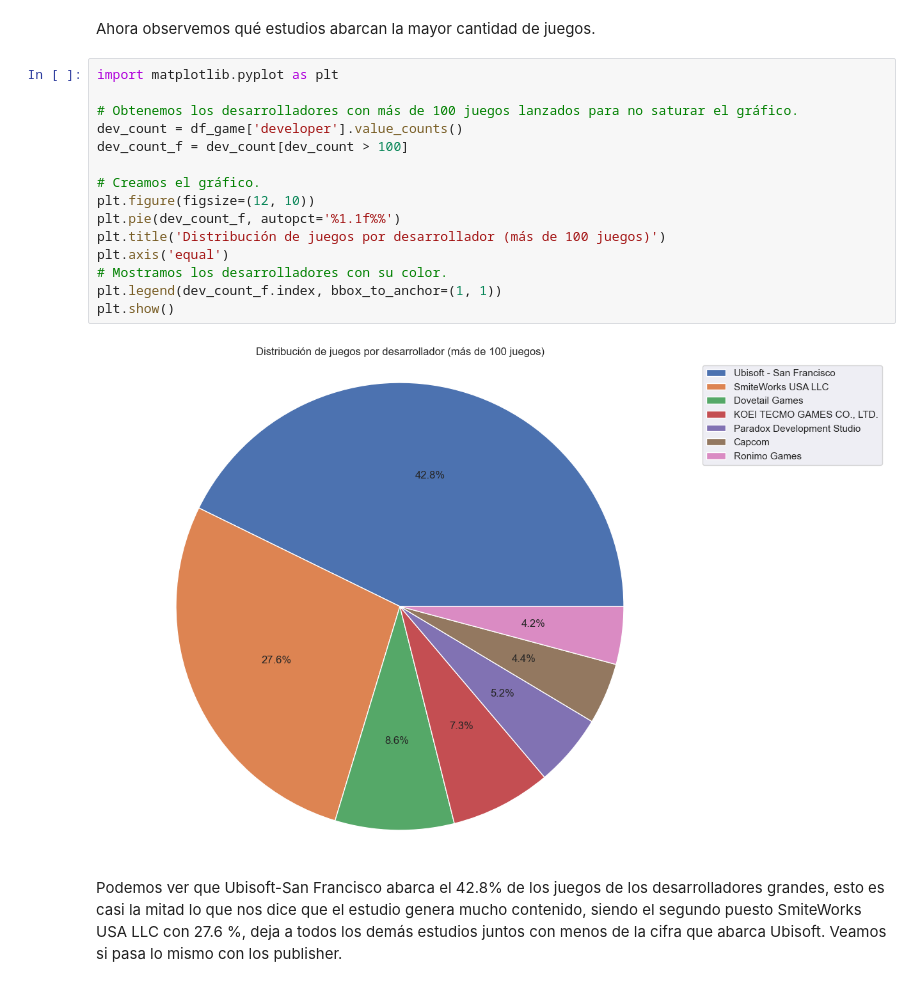
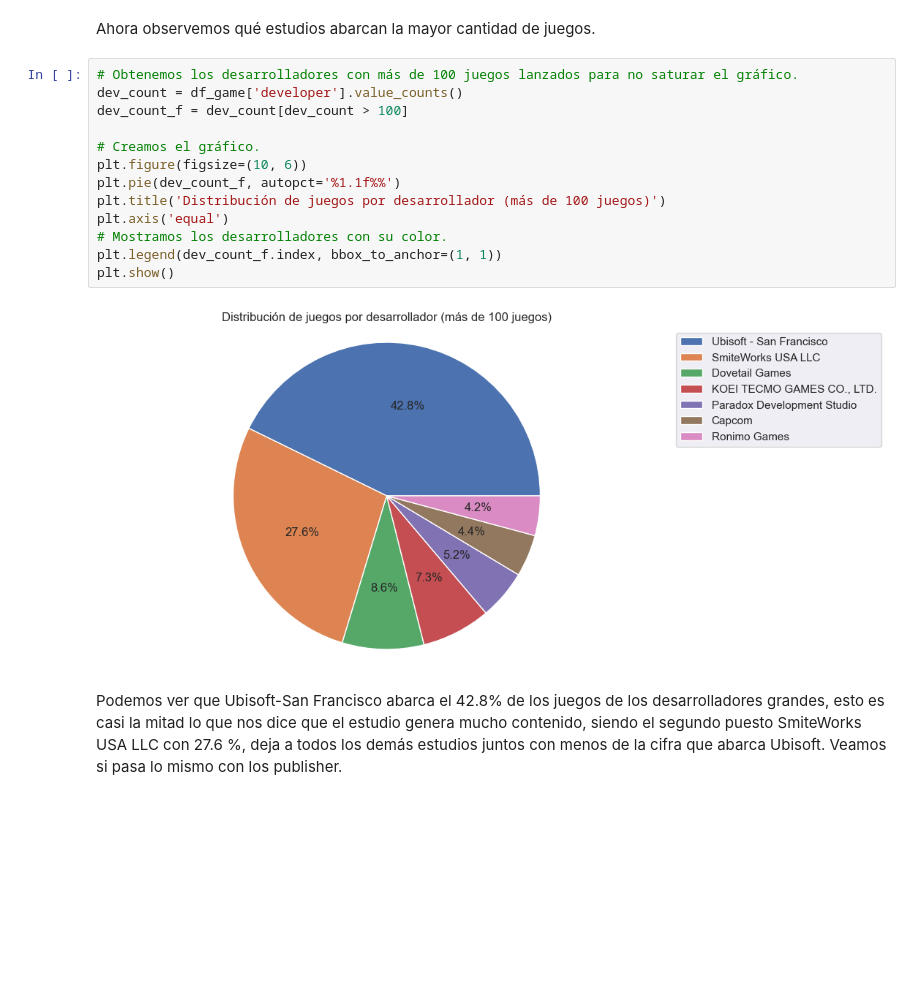
Before and after one commit to Aeregon-Sharks/Steam-ML-Ops, a Jupyter notebook: MachineLearning/EDA.ipynb, the cells around one changed output. Cells and saved outputs as stored; diff of their text form; blank space fills up the shorter version.

```diff
--- a/MachineLearning/EDA.ipynb
+++ b/MachineLearning/EDA.ipynb
@@ -286,22 +278,20 @@ La moda es 5 dólares, pero, en formato 4.99 para la clásica estrategia de quit
 # %% [markdown]
 Ahora observemos qué estudios abarcan la mayor cantidad de juegos.
 # %%
-import matplotlib.pyplot as plt
-
 # Obtenemos los desarrolladores con más de 100 juegos lanzados para no saturar el gráfico.
 dev_count = df_game['developer'].value_counts()
 dev_count_f = dev_count[dev_count > 100]
 
 # Creamos el gráfico.
-plt.figure(figsize=(12, 10))
+plt.figure(figsize=(10, 6))
 plt.pie(dev_count_f, autopct='%1.1f%%')
 plt.title('Distribución de juegos por desarrollador (más de 100 juegos)')
 plt.axis('equal')
 # Mostramos los desarrolladores con su color.
 plt.legend(dev_count_f.index, bbox_to_anchor=(1, 1))
 plt.show()
 # %% [output]
-[figure, old version]
+[figure, new version]
 # %% [markdown]
 Podemos ver que Ubisoft-San Francisco abarca el 42.8% de los juegos de los desarrolladores grandes, esto es casi la mitad lo que nos dice que el estudio genera mucho contenido, siendo el segundo puesto SmiteWorks USA LLC con 27.6 %, deja a todos los demás estudios juntos con menos de la cifra que abarca Ubisoft. Veamos si pasa lo mismo con los publisher.
 # %%
```
Also changed, not shown: parts of 93 cells of this notebook, 3 other files.
